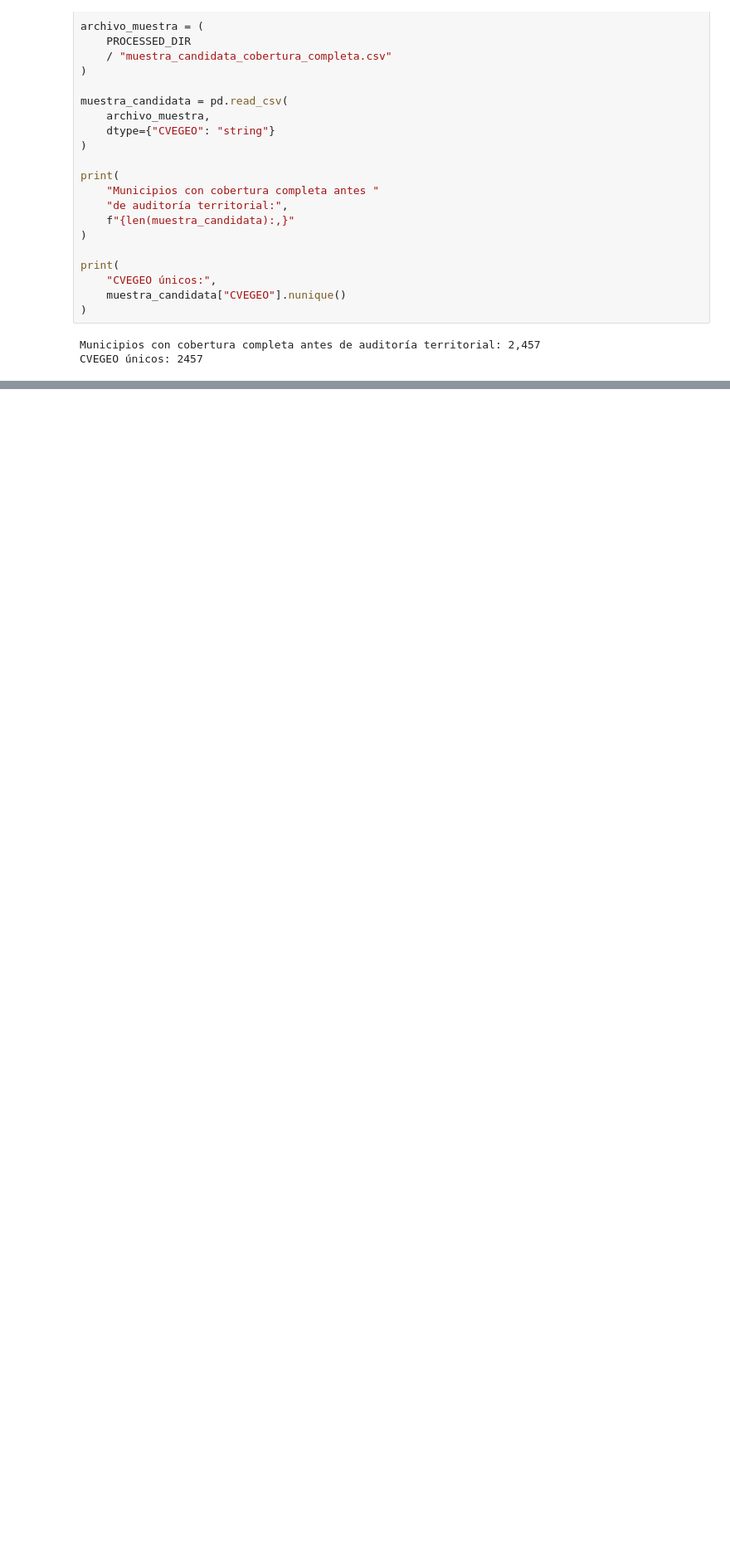
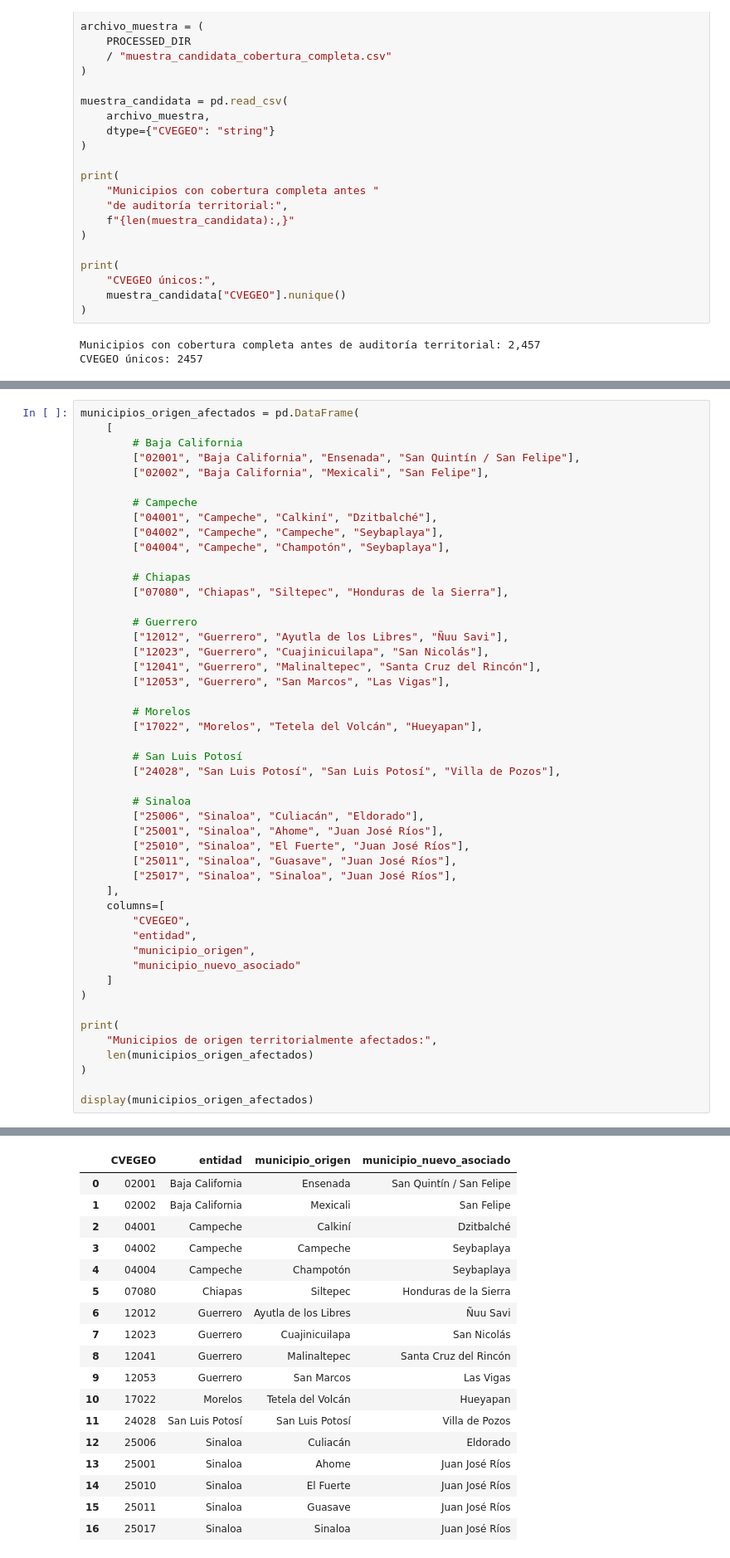
Before and after one commit to Nash963/atractividad-comercial-municipal-mexico, a Jupyter notebook: notebooks/08_auditoria_territorial_2020_2025.ipynb, the cells around one changed output, grey strips where cells are left out. Shown at 83% size. Cells and saved outputs as stored; diff of their text form; blank space fills up the shorter version.

```diff
--- a/notebooks/08_auditoria_territorial_2020_2025.ipynb
+++ b/notebooks/08_auditoria_territorial_2020_2025.ipynb
@@ -183,0 +196,49 @@ CVEGEO únicos: 2457
+# %%
+municipios_origen_afectados = pd.DataFrame(
+    [
+        # Baja California
+        ["02001", "Baja California", "Ensenada", "San Quintín / San Felipe"],
+        ["02002", "Baja California", "Mexicali", "San Felipe"],
+
+        # Campeche
+        ["04001", "Campeche", "Calkiní", "Dzitbalché"],
+        ["04002", "Campeche", "Campeche", "Seybaplaya"],
+        ["04004", "Campeche", "Champotón", "Seybaplaya"],
+
+        # Chiapas
+        ["07080", "Chiapas", "Siltepec", "Honduras de la Sierra"],
+
+        # Guerrero
+        ["12012", "Guerrero", "Ayutla de los Libres", "Ñuu Savi"],
+        ["12023", "Guerrero", "Cuajinicuilapa", "San Nicolás"],
+        ["12041", "Guerrero", "Malinaltepec", "Santa Cruz del Rincón"],
+        ["12053", "Guerrero", "San Marcos", "Las Vigas"],
+
+        # Morelos
+        ["17022", "Morelos", "Tetela del Volcán", "Hueyapan"],
+
+        # San Luis Potosí
+        ["24028", "San Luis Potosí", "San Luis Potosí", "Villa de Pozos"],
+
+        # Sinaloa
+        ["25006", "Sinaloa", "Culiacán", "Eldorado"],
+        ["25001", "Sinaloa", "Ahome", "Juan José Ríos"],
+        ["25010", "Sinaloa", "El Fuerte", "Juan José Ríos"],
+        ["25011", "Sinaloa", "Guasave", "Juan José Ríos"],
+        ["25017", "Sinaloa", "Sinaloa", "Juan José Ríos"],
+    ],
+    columns=[
+        "CVEGEO",
+        "entidad",
+        "municipio_origen",
+        "municipio_nuevo_asociado"
+    ]
+)
+
+print(
+    "Municipios de origen territorialmente afectados:",
+    len(municipios_origen_afectados)
+)
+
+display(municipios_origen_afectados)
+# %% [output]
@@ -183,0 +246,18 @@ CVEGEO únicos: 2457
+|  | CVEGEO | entidad | municipio_origen | municipio_nuevo_asociado |
+| 0 | 02001 | Baja California | Ensenada | San Quintín / San Felipe |
+| 1 | 02002 | Baja California | Mexicali | San Felipe |
+| 2 | 04001 | Campeche | Calkiní | Dzitbalché |
+| 3 | 04002 | Campeche | Campeche | Seybaplaya |
+| 4 | 04004 | Campeche | Champotón | Seybaplaya |
+| 5 | 07080 | Chiapas | Siltepec | Honduras de la Sierra |
+| 6 | 12012 | Guerrero | Ayutla de los Libres | Ñuu Savi |
+| 7 | 12023 | Guerrero | Cuajinicuilapa | San Nicolás |
+| 8 | 12041 | Guerrero | Malinaltepec | Santa Cruz del Rincón |
+| 9 | 12053 | Guerrero | San Marcos | Las Vigas |
+| 10 | 17022 | Morelos | Tetela del Volcán | Hueyapan |
+| 11 | 24028 | San Luis Potosí | San Luis Potosí | Villa de Pozos |
+| 12 | 25006 | Sinaloa | Culiacán | Eldorado |
+| 13 | 25001 | Sinaloa | Ahome | Juan José Ríos |
+| 14 | 25010 | Sinaloa | El Fuerte | Juan José Ríos |
+| 15 | 25011 | Sinaloa | Guasave | Juan José Ríos |
+| 16 | 25017 | Sinaloa | Sinaloa | Juan José Ríos |
```
Also changed, not shown: parts of 14 cells of this notebook.
